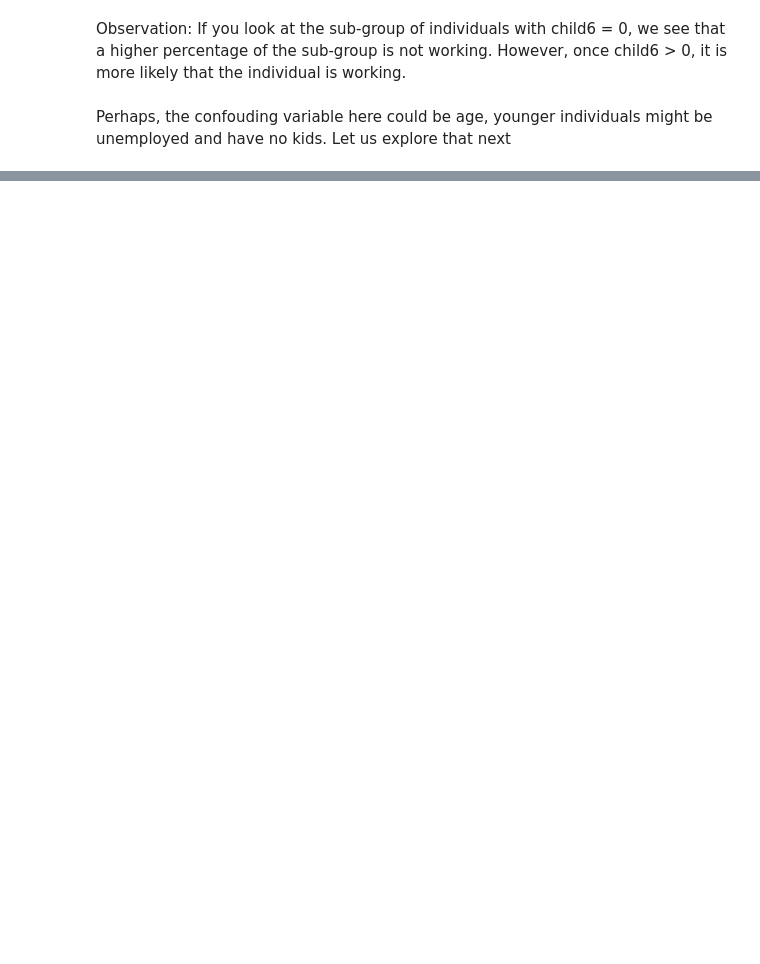
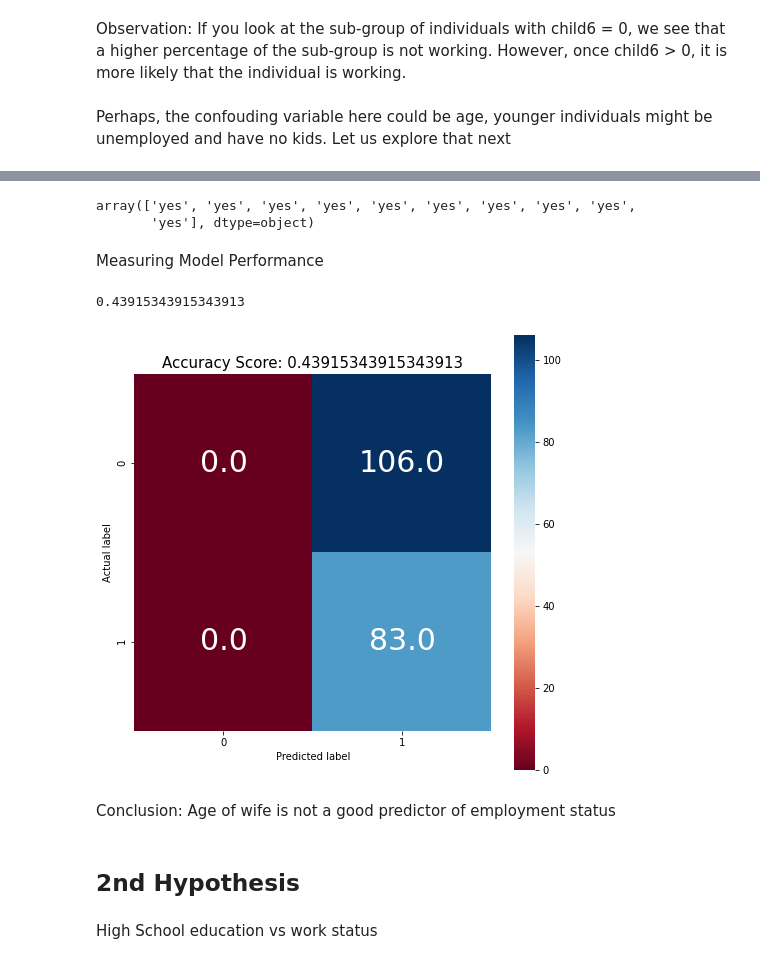
Before and after one commit to TashiNyangmi/Understood, a Jupyter notebook: Understood_org2.ipynb, the cells around one changed output, grey strips where cells are left out. Saved outputs shown, nothing was run; the diff lists cells and outputs as text; code cells hidden in the pictures; blank space fills up the shorter version.

```diff
--- a/Understood_org2.ipynb
+++ b/Understood_org2.ipynb
@@ -280,0 +438,4 @@ LogisticRegression(C=1.0, class_weight=None, dual=False, fit_intercept=True,
+# %%
+#3.
+#logisticRegr.fit(X_train, y_train)
+logisticRegr.fit(X_scaled, y_train)
@@ -280,0 +455,30 @@ LogisticRegression(C=1.0, class_weight=None, dual=False, fit_intercept=True,
+# %%
+# Predict for multiple observations at once
+logisticRegr.predict(X_test[0:10])
+# %% [output]
+array(['yes', 'yes', 'yes', 'yes', 'yes', 'yes', 'yes', 'yes', 'yes',
+       'yes'], dtype=object)
+# %%
+# Predict for the entire test data
+predictions = logisticRegr.predict(X_test)
+# %% [markdown]
+Measuring Model Performance
+# %%
+# Use score method to get accuracy of model
+score = logisticRegr.score(X_test,y_test)
+print(score)
+# %% [output]
+0.43915343915343913
+# %%
+# Use confusion matrix (seaborn)
+cm = metrics.confusion_matrix(y_test, predictions)
+# %%
+plt.figure(figsize = (8,8))
+sns.heatmap(cm, annot = True, annot_kws={"size": 30},fmt= '.1f', square = True, cmap = 'RdBu');
+plt.ylabel('Actual label');
+plt.xlabel('Predicted label');
+all_sample_title = 'Accuracy Score: {0}'.format(score)
+plt.title(all_sample_title, size = 15);
+sns.set(font_scale=2)
+# %% [output]
+[figure, added]
@@ -280,0 +487,6 @@ LogisticRegression(C=1.0, class_weight=None, dual=False, fit_intercept=True,
+# %% [markdown]
+Conclusion: Age of wife is not a good predictor of employment status
+# %% [markdown]
+## 2nd Hypothesis
+# %% [markdown]
+High School education vs work status
```
Also changed, not shown: parts of 77 cells of this notebook.
